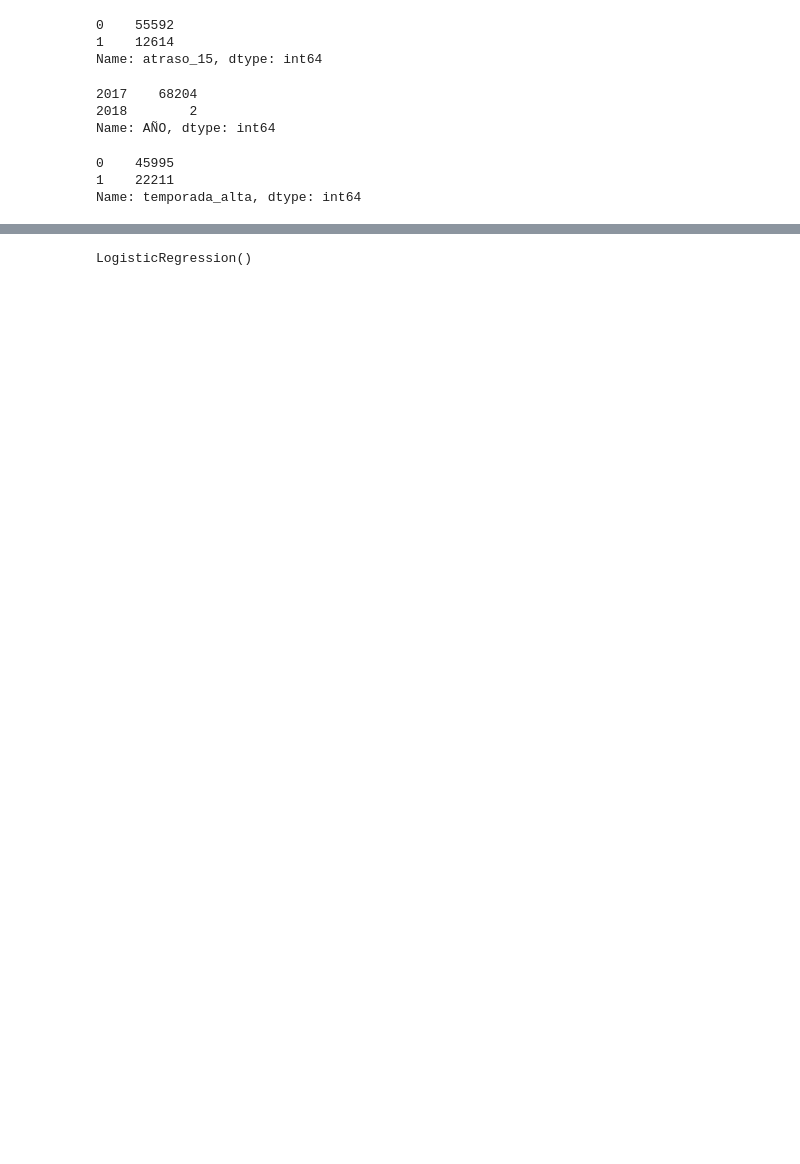
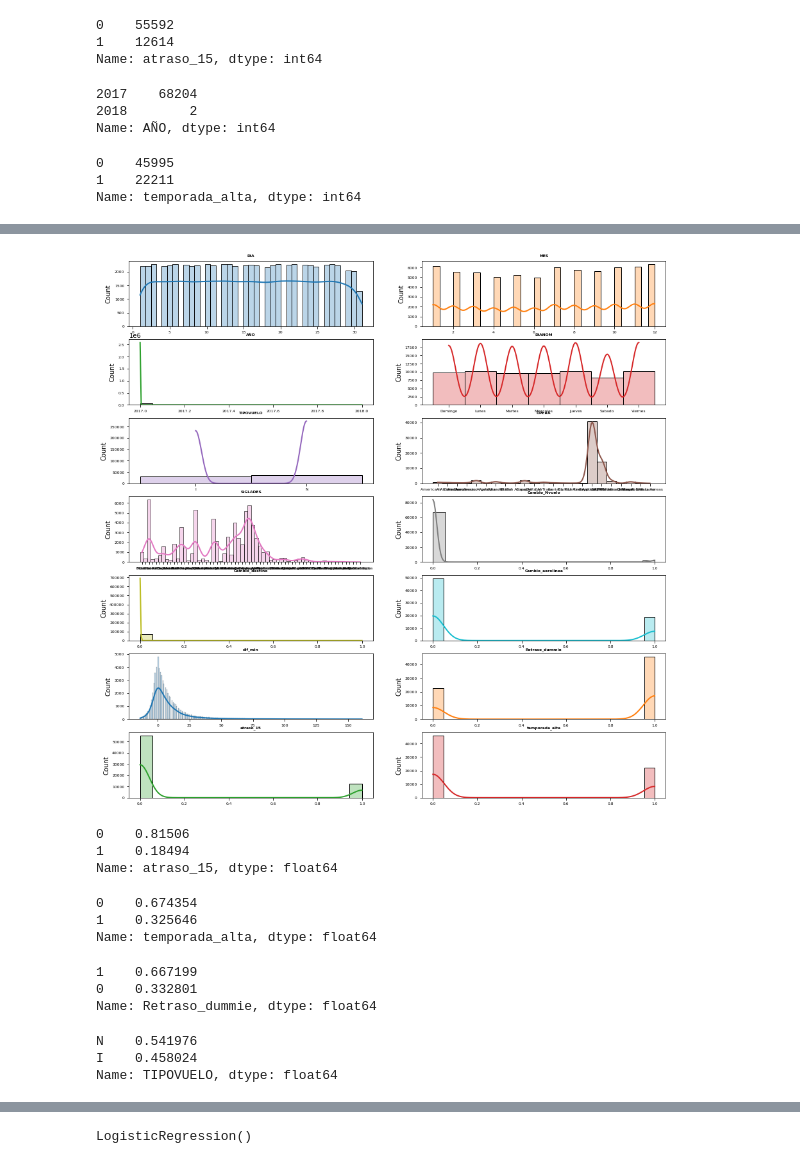
Before and after one commit to javiriquelme/DesafioLatamAirlines, a Jupyter notebook: solution.ipynb, the cells around one changed output, grey strips where cells are left out. Cells and saved outputs as stored; diff of their text form; code cells hidden in the pictures; blank space fills up the shorter version.

```diff
--- a/solution.ipynb
+++ b/solution.ipynb
@@ -236,11 +291,11 @@ data["Fecha-I"]
 # %%
 #mañana (entre 5:00 y 11:59), tarde (entre 12:00 y 18:59) y noche (entre 19:00 y 4:59), en base a
 #Fecha-I
-mañana1= pd.to_datetime('05:00:00',format='%H:%M:%S')
-mañana2=pd.to_datetime('11:59:00', format='%H:%M:%S')
-tarde1= pd.to_datetime('12:00:00',format='%H:%M:%S')
-tarde2=pd.to_datetime('18:59:00', format='%H:%M:%S')
-noche1= pd.to_datetime('19:00:00',format='%H:%M:%S')
-noche2=pd.to_datetime('04:59:00', format='%H:%M:%S')
-data['periodo_dia']= np.where((data['Fecha-I']>= mañana1) & (data['Fecha-I']<= mañana2),'mañana','tarde')
-data['periodo_dia'].value_counts()
+#mañana1= pd.to_datetime('05:00:00',format='%H:%M:%S')
+#mañana2=pd.to_datetime('11:59:00', format='%H:%M:%S')
+#tarde1= pd.to_datetime('12:00:00',format='%H:%M:%S')
+#tarde2=pd.to_datetime('18:59:00', format='%H:%M:%S')
+#noche1= pd.to_datetime('19:00:00',format='%H:%M:%S')
+#noche2=pd.to_datetime('04:59:00', format='%H:%M:%S')
+#data['periodo_dia']= np.where((data['Fecha-I']>= mañana1) & (data['Fecha-I']<= mañana2),'mañana','tarde')
+#data['periodo_dia'].value_counts()
@@ -250,3 +302,7 @@ Name: periodo_dia, dtype: int64
 # %%
 #data['periodo_dia']=np.where((data['Fecha-I']>= tarde1) & (data['Fecha-I']<= tarde2),'tarde','noche')
 #data['periodo_dia'].value_counts()
+# %%
+#Ahora que ya termine de utilizar la variable Fecha-I Dropeare Fecha-I Y Fecha-O y Retraso
+data= data.drop(columns=['Fecha-I', 'Fecha-O', 'Retraso'])
+data.sample(5)
@@ -252,0 +324,51 @@ Name: periodo_dia, dtype: int64
+# %%
+ig, axes = plt.subplots(nrows=7, ncols=2, figsize=(15, 15))
+axes = axes.flat
+data_plot = data.drop(columns=['Ori-I'])
+columnas= data_plot.columns
+
+for i, colum in enumerate(columnas):
+    sns.histplot(
+        data    = data_plot,
+        x       = colum,
+        stat    = "count",
+        kde     = True,
+        color   = (list(plt.rcParams['axes.prop_cycle'])*2)[i]["color"],
+        line_kws= {'linewidth': 2},
+        alpha   = 0.3,
+        ax      = axes[i]
+    )
+    axes[i].set_title(colum, fontsize = 6, fontweight = "bold")
+    axes[i].tick_params(labelsize = 6)
+    axes[i].set_xlabel("")
+
+
+fig.tight_layout()
+plt.subplots_adjust(top = 0.9)
+fig.suptitle('Fig 1: Distribución de las variables del data-set', fontsize = 10, fontweight = "bold");
+# %% [output]
+[figure, added]
+# %%
+(data.atraso_15.value_counts()/data.shape[0]).sort_values(ascending=False)
+# %% [output]
+0    0.81506
+1    0.18494
+Name: atraso_15, dtype: float64
+# %%
+(data.temporada_alta.value_counts()/data.shape[0]).sort_values(ascending=False)
+# %% [output]
+0    0.674354
+1    0.325646
+Name: temporada_alta, dtype: float64
+# %%
+(data.Retraso_dummie.value_counts()/data.shape[0]).sort_values(ascending=False)
+# %% [output]
+1    0.667199
+0    0.332801
+Name: Retraso_dummie, dtype: float64
+# %%
+(data.TIPOVUELO.value_counts()/data.shape[0]).sort_values(ascending=False)
+# %% [output]
+N    0.541976
+I    0.458024
+Name: TIPOVUELO, dtype: float64
```
Also changed, not shown: parts of 100 cells of this notebook.
